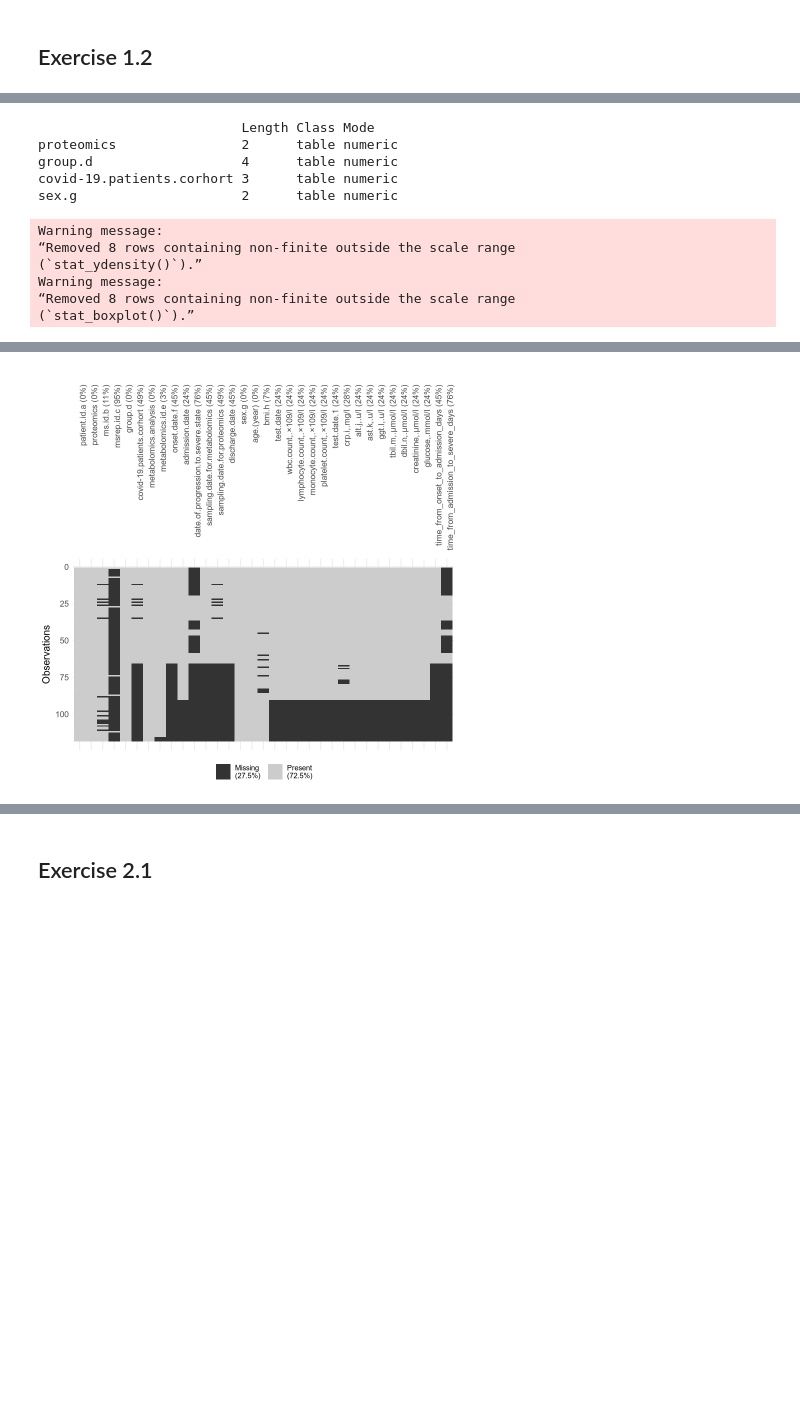
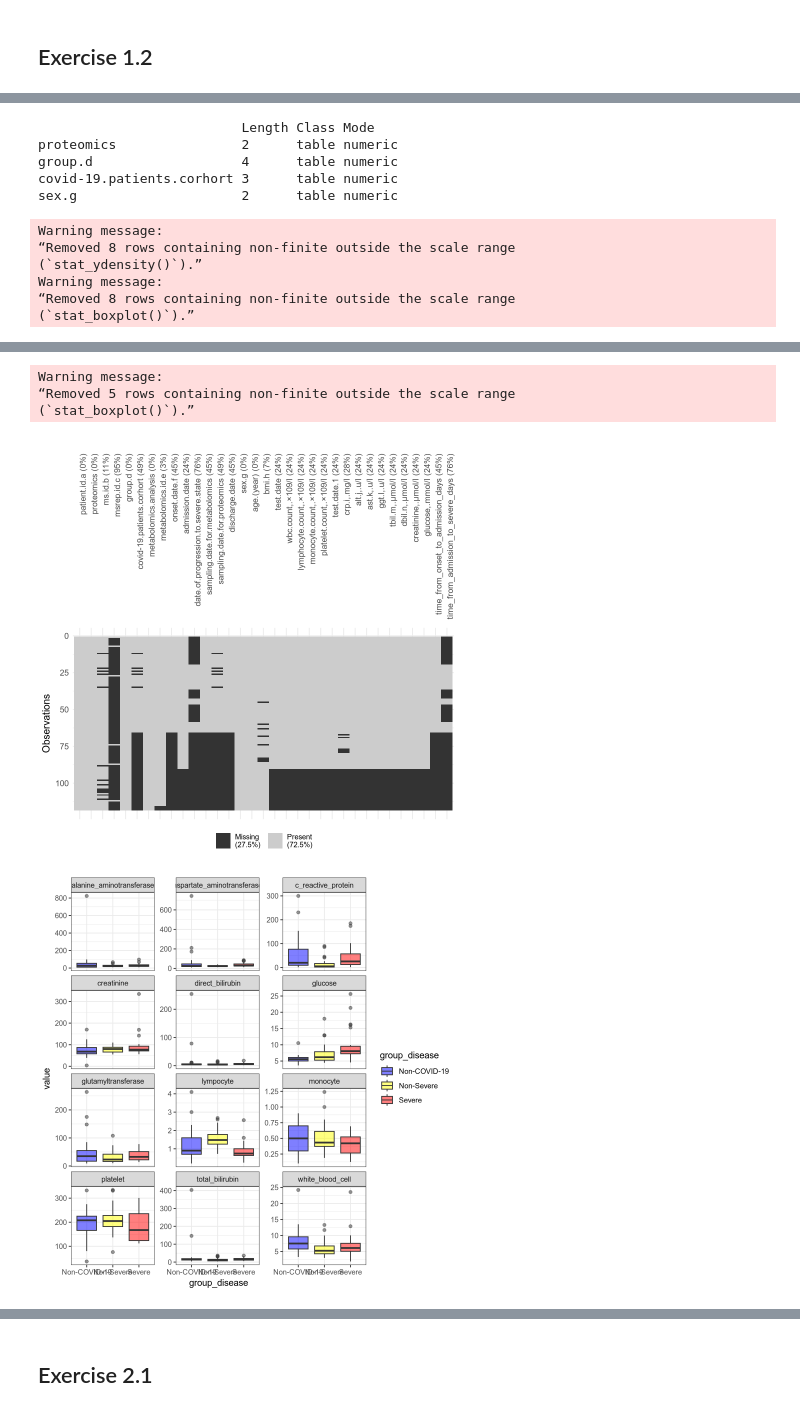
Before and after one commit to upf-dmi/assignment-1-davidguilfarras09, a Jupyter notebook: Hands_on_I.ipynb, the cells around one changed output, grey strips where cells are left out. Cells and saved outputs as stored; diff of their text form; code cells hidden in the pictures; blank space fills up the shorter version.

```diff
--- a/Hands_on_I.ipynb
+++ b/Hands_on_I.ipynb
@@ -225,36 +241,68 @@ miss_table_1 + theme(
   axis.title = element_text(size = 12),
   plot.margin = margin(5, 5, 5, 5)  # top, right, bottom, left
 )
+
+#graph 5
+table_parameters <- table_1 %>%  select(group_disease = `group.d`,
+                                      white_blood_cell = `wbc.count,.×109/l`,
+                                      lympocyte = `lymphocyte.count,.×109/l`,
+                                      monocyte = `monocyte.count,.×109/l`,
+                                      platelet = `platelet.count,.×109/l`,
+                                      c_reactive_protein = `crp.i,.mg/l`,
+                                      alanine_aminotransferase = `alt.j,.u/l`,
+                                      aspartate_aminotransferase = `ast.k,.u/l`,
+                                      glutamyltransferase = `ggt.l,.u/l`,
+                                      total_bilirubin = `tbil.m,.μmol/l`,
+                                      direct_bilirubin = `dbil.n,.μmol/l`,
+                                      creatinine = `creatinine,.μmol/l`,
+                                      glucose = `glucose,.mmol/l`) %>% filter(group_disease %in% c('Non-COVID-19','Non-Severe', 'Severe'))
+
+
+table_long_par <- table_parameters %>%
+  pivot_longer(
+    cols = -group_disease, #- se usa para elegir todas las columnas, excepto el que va después del signo
+    names_to = "parameter",
+    values_to = "value"
+  )
+
+table_long_par %>% ggplot(aes(x= group_disease, y= value, fill = group_disease)) + geom_boxplot(alpha=0.5) +
+  facet_wrap(~ parameter, scales = "free_y", ncol = 3) +
+  scale_fill_manual(values = c("blue", "yellow", "red")) +
+  scale_color_manual(values = c("blue", "yellow", "red")) + theme_bw()
 # %% [output]
 <table class="table" style="width: auto !important; margin-left: auto; margin-right: auto;">
 <caption>Descriptive Statistics of Numeric Variables</caption>
  <thead>
   <tr>
    <th style="text-align:left;">  </th>
    <th style="text-align:right;"> vars </th>
    <th style="text-align:right;"> n </th>
    <th style="text-align:right;"> mean </th>
    <th style="text-align:right;"> sd </th>
    <th style="text-align:right;"> median </th>
    <th style="text-align:right;"> trimmed </th>
    <th style="text-align:right;"> mad </th>
 ... (279 lines left out)
    <td style="text-align:right;"> 0.31 </td>
   </tr>
 </tbody>
 </table>
                           Length Class Mode
 proteomics                2      table numeric
 group.d                   4      table numeric
 covid-19.patients.corhort 3      table numeric
 sex.g                     2      table numeric
 Warning message:
 “Removed 8 rows containing non-finite outside the scale range
 (`stat_ydensity()`).”
 Warning message:
 “Removed 8 rows containing non-finite outside the scale range
 (`stat_boxplot()`).”
 [figure]
 [figure]
 [figure]
+Warning message:
+“Removed 5 rows containing non-finite outside the scale range
+(`stat_boxplot()`).”
 [figure]
+[figure, added]
```
Also changed, not shown: parts of 9 cells of this notebook, 2 other files.
